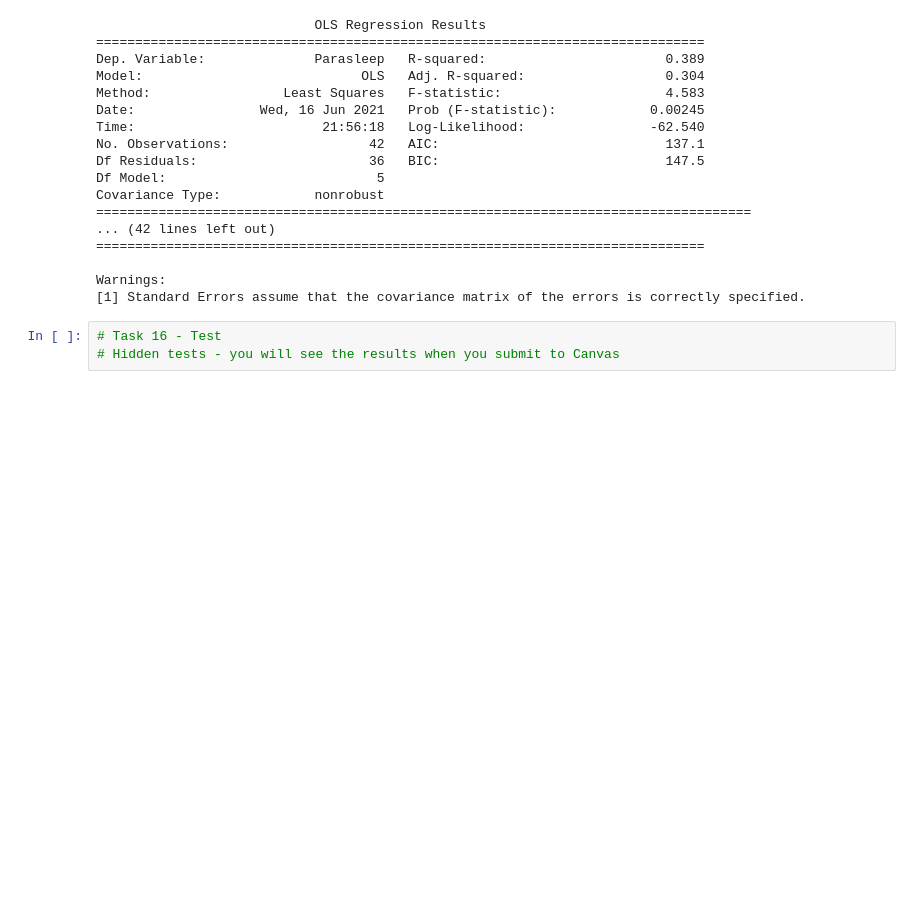
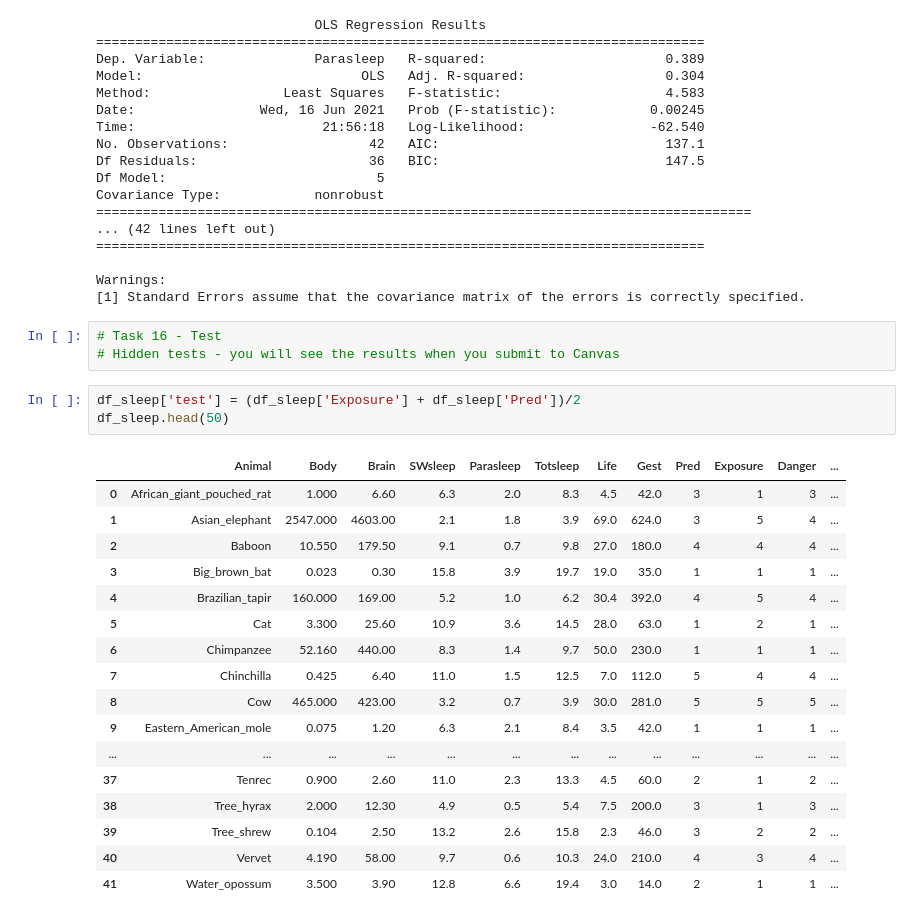
Before and after one commit to nicholashagemann/DS-Unit-1-Sprint-3-Linear-Algebra, a Jupyter notebook: module3-multiple-regression/LS_DS_133_Multiple_Regression_Assignment_AG.ipynb, the cells around one changed output. Saved outputs shown, nothing was run; the diff lists cells and outputs as text; blank space fills up the shorter version.

```diff
--- a/module3-multiple-regression/LS_DS_133_Multiple_Regression_Assignment_AG.ipynb
+++ b/module3-multiple-regression/LS_DS_133_Multiple_Regression_Assignment_AG.ipynb
@@ -570,3 +570,24 @@ Warnings:
 # %%
 # Task 16 - Test
 # Hidden tests - you will see the results when you submit to Canvas
+# %%
+df_sleep['test'] = (df_sleep['Exposure'] + df_sleep['Pred'])/2
+df_sleep.head(50)
+# %% [output]
+|  | Animal | Body | Brain | SWsleep | Parasleep | Totsleep | Life | Gest | Pred | Exposure | Danger | ... |
+| 0 | African_giant_pouched_rat | 1.000 | 6.60 | 6.3 | 2.0 | 8.3 | 4.5 | 42.0 | 3 | 1 | 3 | ... |
+| 1 | Asian_elephant | 2547.000 | 4603.00 | 2.1 | 1.8 | 3.9 | 69.0 | 624.0 | 3 | 5 | 4 | ... |
+| 2 | Baboon | 10.550 | 179.50 | 9.1 | 0.7 | 9.8 | 27.0 | 180.0 | 4 | 4 | 4 | ... |
+| 3 | Big_brown_bat | 0.023 | 0.30 | 15.8 | 3.9 | 19.7 | 19.0 | 35.0 | 1 | 1 | 1 | ... |
+| 4 | Brazilian_tapir | 160.000 | 169.00 | 5.2 | 1.0 | 6.2 | 30.4 | 392.0 | 4 | 5 | 4 | ... |
+| 5 | Cat | 3.300 | 25.60 | 10.9 | 3.6 | 14.5 | 28.0 | 63.0 | 1 | 2 | 1 | ... |
+| 6 | Chimpanzee | 52.160 | 440.00 | 8.3 | 1.4 | 9.7 | 50.0 | 230.0 | 1 | 1 | 1 | ... |
+| 7 | Chinchilla | 0.425 | 6.40 | 11.0 | 1.5 | 12.5 | 7.0 | 112.0 | 5 | 4 | 4 | ... |
+| 8 | Cow | 465.000 | 423.00 | 3.2 | 0.7 | 3.9 | 30.0 | 281.0 | 5 | 5 | 5 | ... |
+| 9 | Eastern_American_mole | 0.075 | 1.20 | 6.3 | 2.1 | 8.4 | 3.5 | 42.0 | 1 | 1 | 1 | ... |
+| ... | ... | ... | ... | ... | ... | ... | ... | ... | ... | ... | ... | ... |
+| 37 | Tenrec | 0.900 | 2.60 | 11.0 | 2.3 | 13.3 | 4.5 | 60.0 | 2 | 1 | 2 | ... |
+| 38 | Tree_hyrax | 2.000 | 12.30 | 4.9 | 0.5 | 5.4 | 7.5 | 200.0 | 3 | 1 | 3 | ... |
+| 39 | Tree_shrew | 0.104 | 2.50 | 13.2 | 2.6 | 15.8 | 2.3 | 46.0 | 3 | 2 | 2 | ... |
+| 40 | Vervet | 4.190 | 58.00 | 9.7 | 0.6 | 10.3 | 24.0 | 210.0 | 4 | 3 | 4 | ... |
+| 41 | Water_opossum | 3.500 | 3.90 | 12.8 | 6.6 | 19.4 | 3.0 | 14.0 | 2 | 1 | 1 | ... |
```
